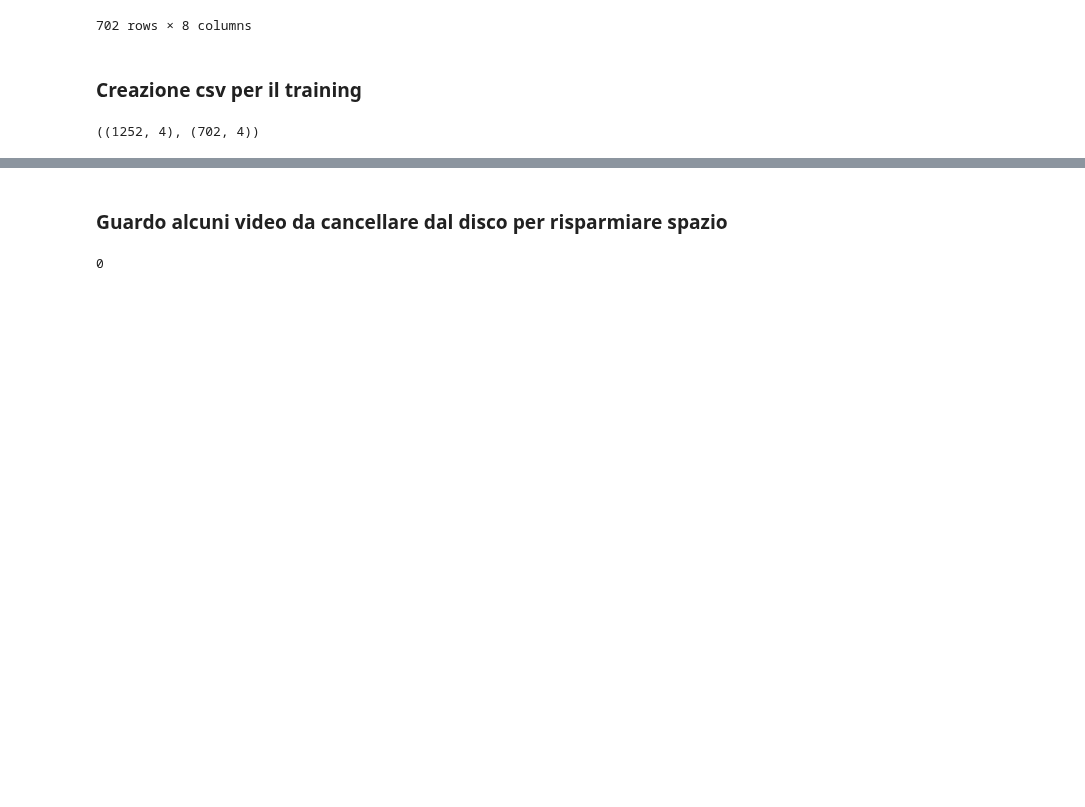
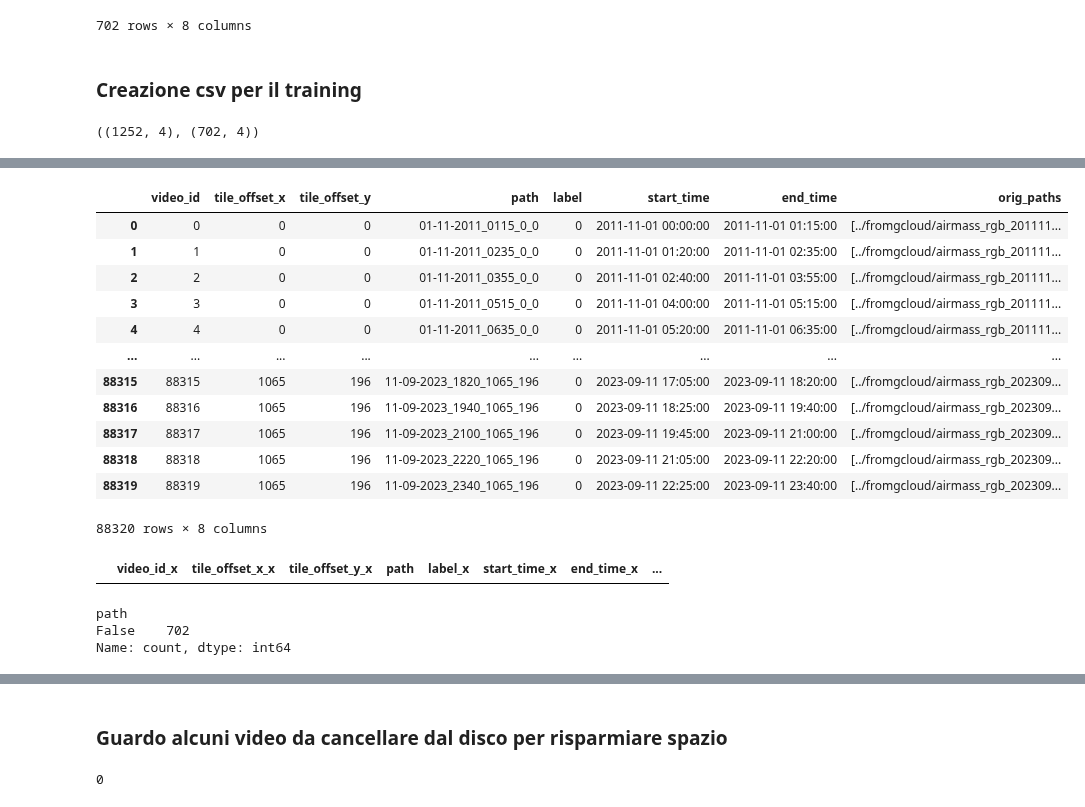
Before and after one commit to dandarm/VideoMAEv2, a Jupyter notebook: Build_dataset_videoMAE.ipynb, the cells around one changed output, grey strips where cells are left out. Drawn from its saved outputs; the diff is of its cells as text; code cells hidden in the pictures; blank space fills up the shorter version.

```diff
--- a/Build_dataset_videoMAE.ipynb
+++ b/Build_dataset_videoMAE.ipynb
@@ -374,0 +381,31 @@ df_dataset_csv_test.to_csv("./val_supervised.csv", index=False)
+# %%
+#df_offsets_groups = group_df_by_offsets(df_data)
+#df_videos = create_tile_videos_relabeling(df_offsets_groups)
+df_videos
+# %% [output]
+|  | video_id | tile_offset_x | tile_offset_y | path | label | start_time | end_time | orig_paths |
+| 0 | 0 | 0 | 0 | 01-11-2011_0115_0_0 | 0 | 2011-11-01 00:00:00 | 2011-11-01 01:15:00 | [../fromgcloud/airmass_rgb_201111... |
+| 1 | 1 | 0 | 0 | 01-11-2011_0235_0_0 | 0 | 2011-11-01 01:20:00 | 2011-11-01 02:35:00 | [../fromgcloud/airmass_rgb_201111... |
+| 2 | 2 | 0 | 0 | 01-11-2011_0355_0_0 | 0 | 2011-11-01 02:40:00 | 2011-11-01 03:55:00 | [../fromgcloud/airmass_rgb_201111... |
+| 3 | 3 | 0 | 0 | 01-11-2011_0515_0_0 | 0 | 2011-11-01 04:00:00 | 2011-11-01 05:15:00 | [../fromgcloud/airmass_rgb_201111... |
+| 4 | 4 | 0 | 0 | 01-11-2011_0635_0_0 | 0 | 2011-11-01 05:20:00 | 2011-11-01 06:35:00 | [../fromgcloud/airmass_rgb_201111... |
+| ... | ... | ... | ... | ... | ... | ... | ... | ... |
+| 88315 | 88315 | 1065 | 196 | 11-09-2023_1820_1065_196 | 0 | 2023-09-11 17:05:00 | 2023-09-11 18:20:00 | [../fromgcloud/airmass_rgb_202309... |
+| 88316 | 88316 | 1065 | 196 | 11-09-2023_1940_1065_196 | 0 | 2023-09-11 18:25:00 | 2023-09-11 19:40:00 | [../fromgcloud/airmass_rgb_202309... |
+| 88317 | 88317 | 1065 | 196 | 11-09-2023_2100_1065_196 | 0 | 2023-09-11 19:45:00 | 2023-09-11 21:00:00 | [../fromgcloud/airmass_rgb_202309... |
+| 88318 | 88318 | 1065 | 196 | 11-09-2023_2220_1065_196 | 0 | 2023-09-11 21:05:00 | 2023-09-11 22:20:00 | [../fromgcloud/airmass_rgb_202309... |
+| 88319 | 88319 | 1065 | 196 | 11-09-2023_2340_1065_196 | 0 | 2023-09-11 22:25:00 | 2023-09-11 23:40:00 | [../fromgcloud/airmass_rgb_202309... |
+88320 rows × 8 columns
+# %%
+#pd.merge(df_test, df_videos, on='path')
+pd.merge(df_videos, df_test, on='path')
+# %% [output]
+|  | video_id_x | tile_offset_x_x | tile_offset_y_x | path | label_x | start_time_x | end_time_x | ... |
+# %%
+df_test['path'] = df_test['path'].astype(str).str.strip()
+df_videos['path'] = df_videos['path'].astype(str).str.strip()
+df_test['path'].isin(df_videos['path']).value_counts()
+# %% [output]
+path
+False    702
+Name: count, dtype: int64
```
Also changed, not shown: parts of 24 cells of this notebook, 13 other files.
